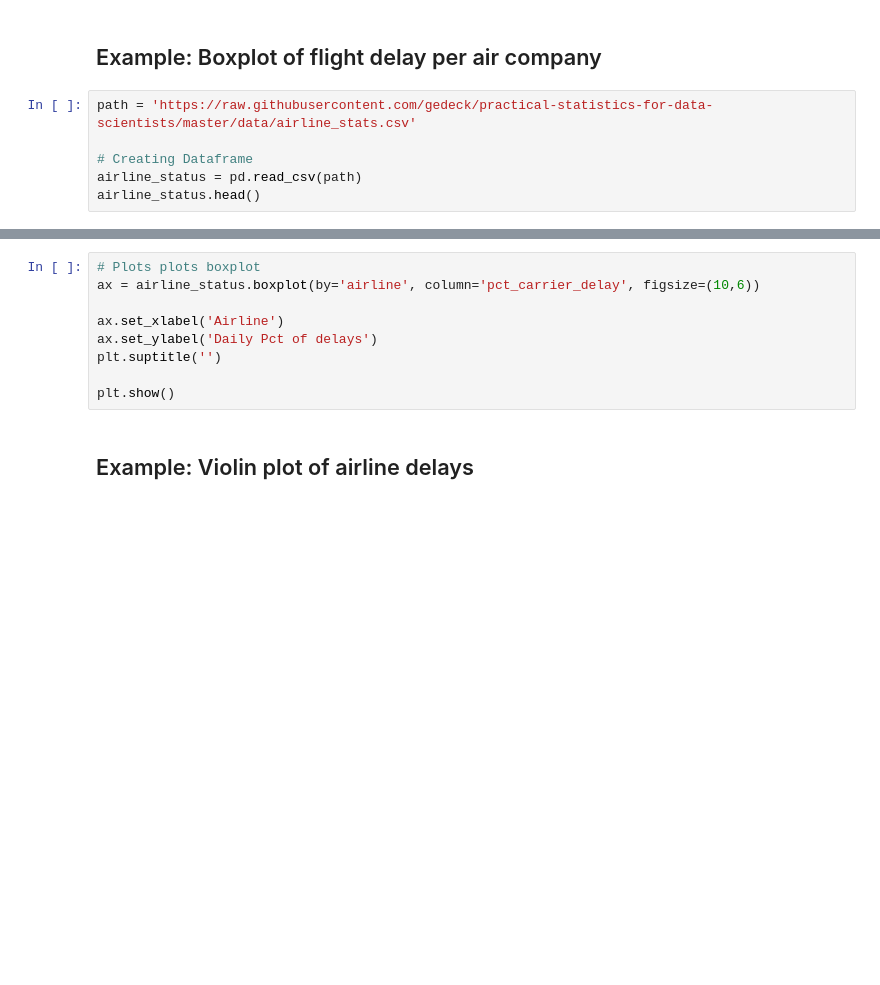
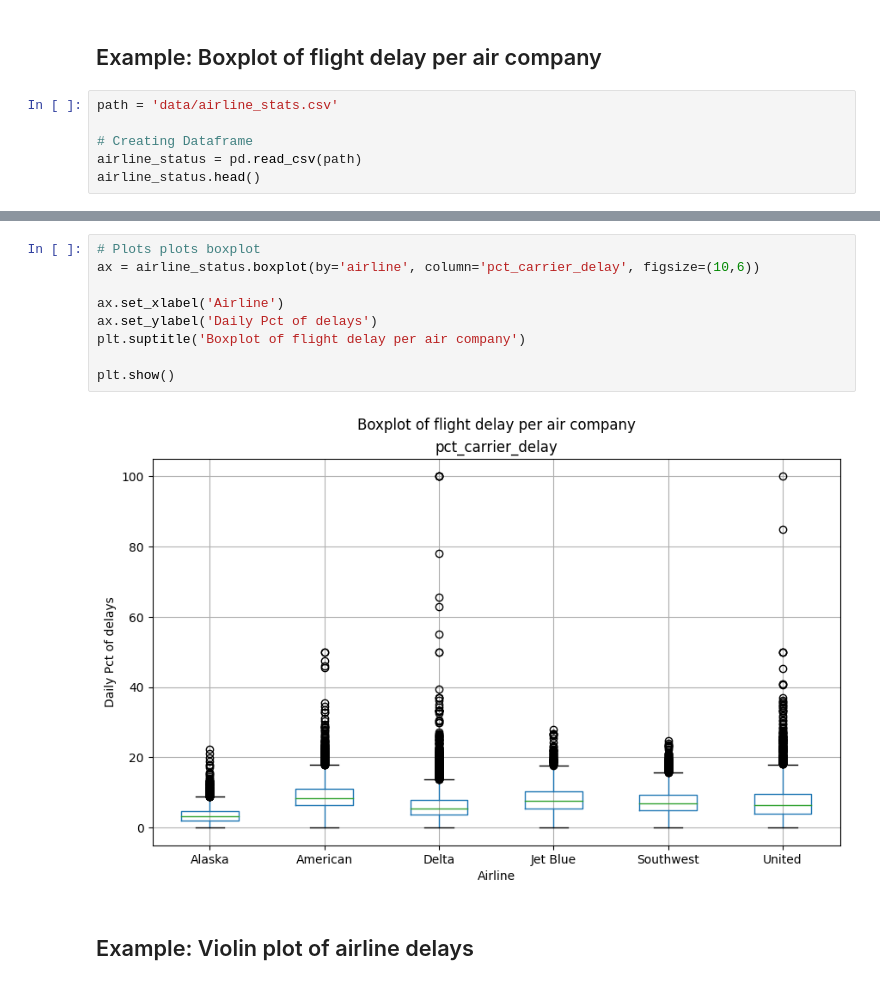
Before and after one commit to andrearaujo111/practical_statistics, a Jupyter notebook: chapter_01_eda.ipynb, the cells around one changed output, grey strips where cells are left out. Cells and saved outputs as stored; diff of their text form; blank space fills up the shorter version.

```diff
--- a/chapter_01_eda.ipynb
+++ b/chapter_01_eda.ipynb
@@ -323,7 +340,7 @@ df1 * 100
 # %% [markdown]
 ## Example: Boxplot of flight delay per air company
 # %%
-path = 'https://raw.githubusercontent.com/gedeck/practical-statistics-for-data-scientists/master/data/airline_stats.csv'
+path = 'data/airline_stats.csv'
 
 # Creating Dataframe
 airline_status = pd.read_csv(path)
@@ -331,12 +355,14 @@ airline_status.head()
 # %%
 # Plots plots boxplot
 ax = airline_status.boxplot(by='airline', column='pct_carrier_delay', figsize=(10,6))
 
 ax.set_xlabel('Airline')
 ax.set_ylabel('Daily Pct of delays')
-plt.suptitle('')
+plt.suptitle('Boxplot of flight delay per air company')
 
 plt.show()
+# %% [output]
+[figure, added]
 # %% [markdown]
 ## Example: Violin plot of airline delays
 # %%
```
Also changed, not shown: parts of 7 cells of this notebook.
